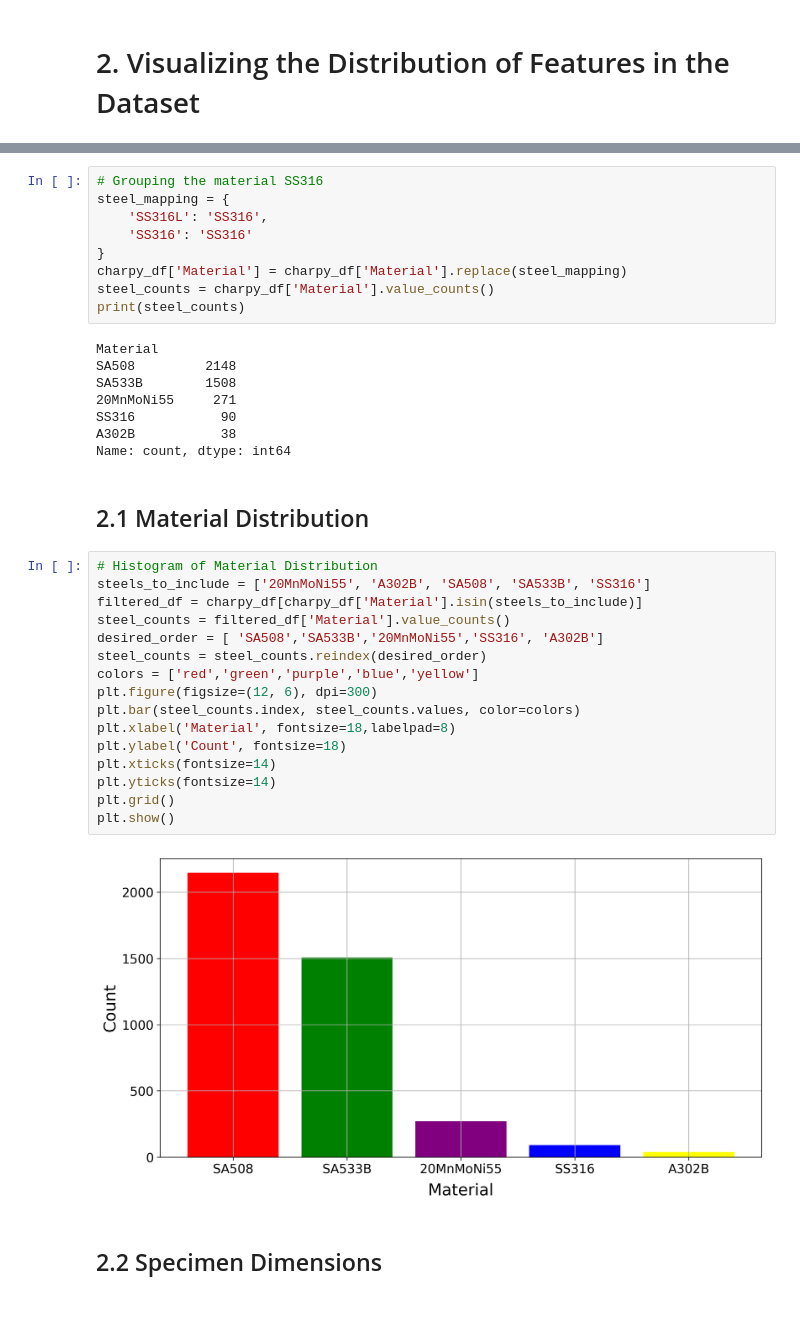
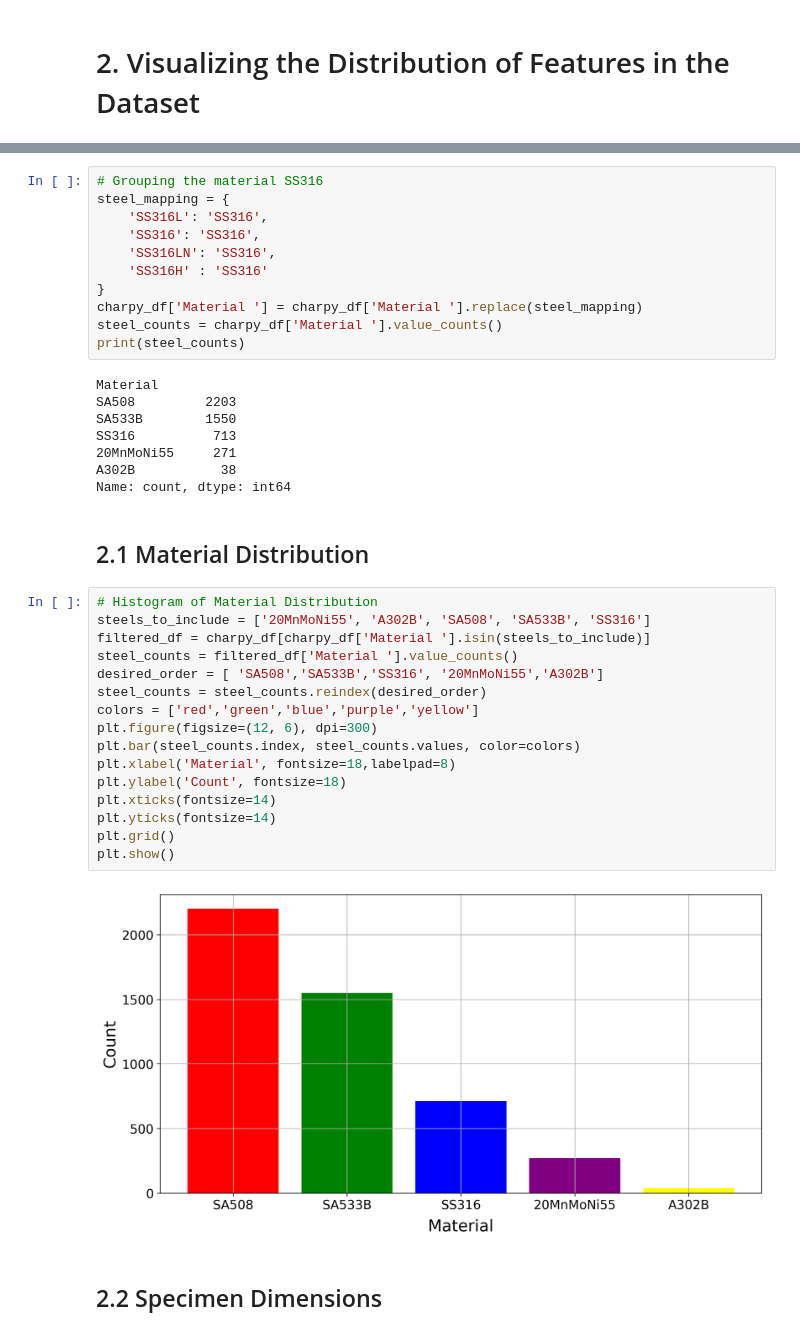
Before and after one commit to avakanski/Charpy-Impact-Test-Dataset, a Jupyter notebook: Sample_Code.ipynb, the cells around one changed output, grey strips where cells are left out. Cells and saved outputs as stored; diff of their text form.

```diff
--- a/Sample_Code.ipynb
+++ b/Sample_Code.ipynb
@@ -105,17 +109,19 @@ Name: count, dtype: int64
 # Grouping the material SS316
 steel_mapping = {
     'SS316L': 'SS316',
-    'SS316': 'SS316'
+    'SS316': 'SS316',
+    'SS316LN': 'SS316',
+    'SS316H' : 'SS316'
 }
-charpy_df['Material'] = charpy_df['Material'].replace(steel_mapping)
-steel_counts = charpy_df['Material'].value_counts()
+charpy_df['Material '] = charpy_df['Material '].replace(steel_mapping)
+steel_counts = charpy_df['Material '].value_counts()
 print(steel_counts)
 # %% [output]
 Material
-SA508         2148
-SA533B        1508
+SA508         2203
+SA533B        1550
+SS316          713
 20MnMoNi55     271
-SS316           90
 A302B           38
 Name: count, dtype: int64
 # %% [markdown]
@@ -123,21 +129,21 @@ Name: count, dtype: int64
 # %%
 # Histogram of Material Distribution
 steels_to_include = ['20MnMoNi55', 'A302B', 'SA508', 'SA533B', 'SS316']
-filtered_df = charpy_df[charpy_df['Material'].isin(steels_to_include)]
-steel_counts = filtered_df['Material'].value_counts()
-desired_order = [ 'SA508','SA533B','20MnMoNi55','SS316', 'A302B']
+filtered_df = charpy_df[charpy_df['Material '].isin(steels_to_include)]
+steel_counts = filtered_df['Material '].value_counts()
+desired_order = [ 'SA508','SA533B','SS316', '20MnMoNi55','A302B']
 steel_counts = steel_counts.reindex(desired_order)
-colors = ['red','green','purple','blue','yellow']
+colors = ['red','green','blue','purple','yellow']
 plt.figure(figsize=(12, 6), dpi=300)
 plt.bar(steel_counts.index, steel_counts.values, color=colors)
 plt.xlabel('Material', fontsize=18,labelpad=8)
 plt.ylabel('Count', fontsize=18)
 plt.xticks(fontsize=14)
 plt.yticks(fontsize=14)
 plt.grid()
 plt.show()
 # %% [output]
-[figure, old version]
+[figure, new version]
 # %% [markdown]
 ## 2.2 Specimen Dimensions <a name='2.2-specimen-dimensions'></a>
 # %%
```
Also changed, not shown: parts of 14 cells of this notebook.
